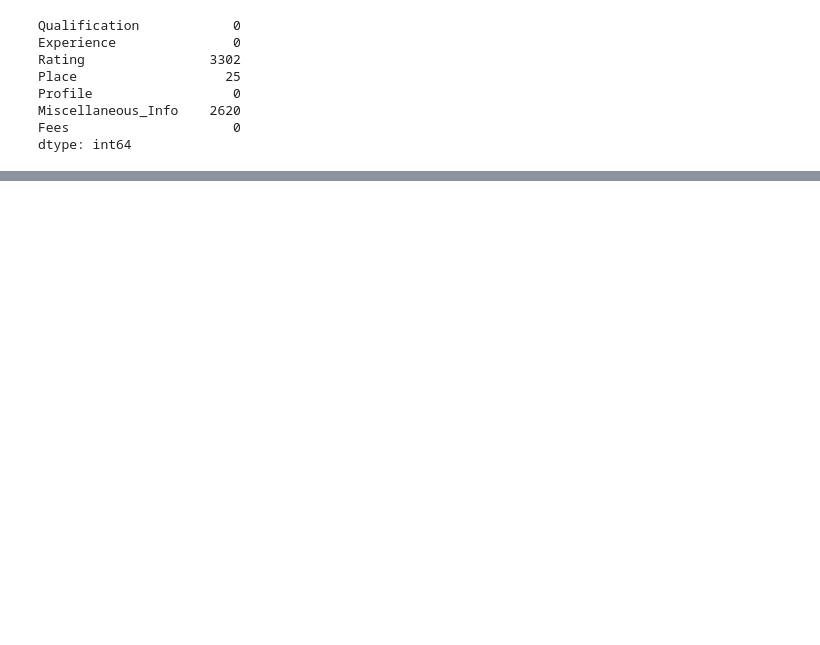
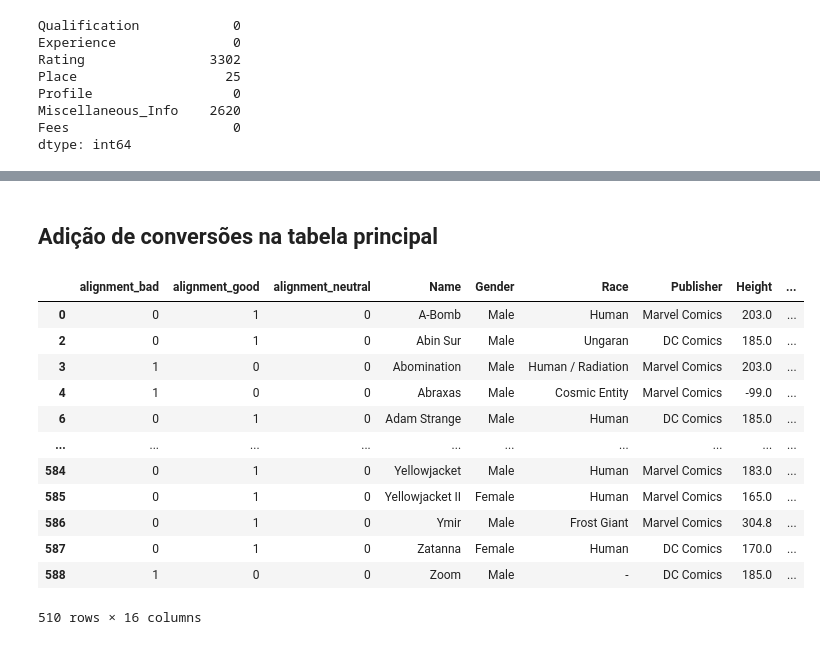
Before and after one commit to ashouy/Aprendizado-de-Maquina, a Jupyter notebook: Tarefa01.ipynb, the cells around one changed output, grey strips where cells are left out. Saved outputs shown, nothing was run; the diff lists cells and outputs as text; code cells hidden in the pictures; blank space fills up the shorter version.

```diff
--- a/Tarefa01.ipynb
+++ b/Tarefa01.ipynb
@@ -66,0 +295,19 @@ dtype: int64
+# %%
+# Verifica se tem NaN
+hasNan = heroes_filter.isnull().sum()
+# print(hasNan)
+# print(heroes_filter['Gender'].value_counts())
+
+heroes_filter['Gender'] = heroes_filter['Gender'].astype('str')
+
+
+def convert_gender(parsed):
+  if parsed == '-':
+    return 'not_identify'
+  else:
+    return parsed
+
+test = heroes_filter['Gender'].apply(convert_gender)
+
+heroes_filter['Gender'] = test
+heroes_filter.head()
@@ -66,0 +349,3 @@ dtype: int64
+# %%
+dfAlignment = pd.get_dummies(heroes_filter['Alignment'], prefix='alignment')
+dfAlignment
@@ -66,0 +366,19 @@ dtype: int64
+# %% [markdown]
+## Adição de conversões na tabela principal
+# %%
+heroes_al = dfAlignment.join(heroes_filter.drop(columns=['Alignment']))
+heroes_al
+# %% [output]
+|  | alignment_bad | alignment_good | alignment_neutral | Name | Gender | Race | Publisher | Height | ... |
+| 0 | 0 | 1 | 0 | A-Bomb | Male | Human | Marvel Comics | 203.0 | ... |
+| 2 | 0 | 1 | 0 | Abin Sur | Male | Ungaran | DC Comics | 185.0 | ... |
+| 3 | 1 | 0 | 0 | Abomination | Male | Human / Radiation | Marvel Comics | 203.0 | ... |
+| 4 | 1 | 0 | 0 | Abraxas | Male | Cosmic Entity | Marvel Comics | -99.0 | ... |
+| 6 | 0 | 1 | 0 | Adam Strange | Male | Human | DC Comics | 185.0 | ... |
+| ... | ... | ... | ... | ... | ... | ... | ... | ... | ... |
+| 584 | 0 | 1 | 0 | Yellowjacket | Male | Human | Marvel Comics | 183.0 | ... |
+| 585 | 0 | 1 | 0 | Yellowjacket II | Female | Human | Marvel Comics | 165.0 | ... |
+| 586 | 0 | 1 | 0 | Ymir | Male | Frost Giant | Marvel Comics | 304.8 | ... |
+| 587 | 0 | 1 | 0 | Zatanna | Female | Human | DC Comics | 170.0 | ... |
+| 588 | 1 | 0 | 0 | Zoom | Male | - | DC Comics | 185.0 | ... |
+510 rows × 16 columns
```
Also changed, not shown: parts of 27 cells of this notebook.
